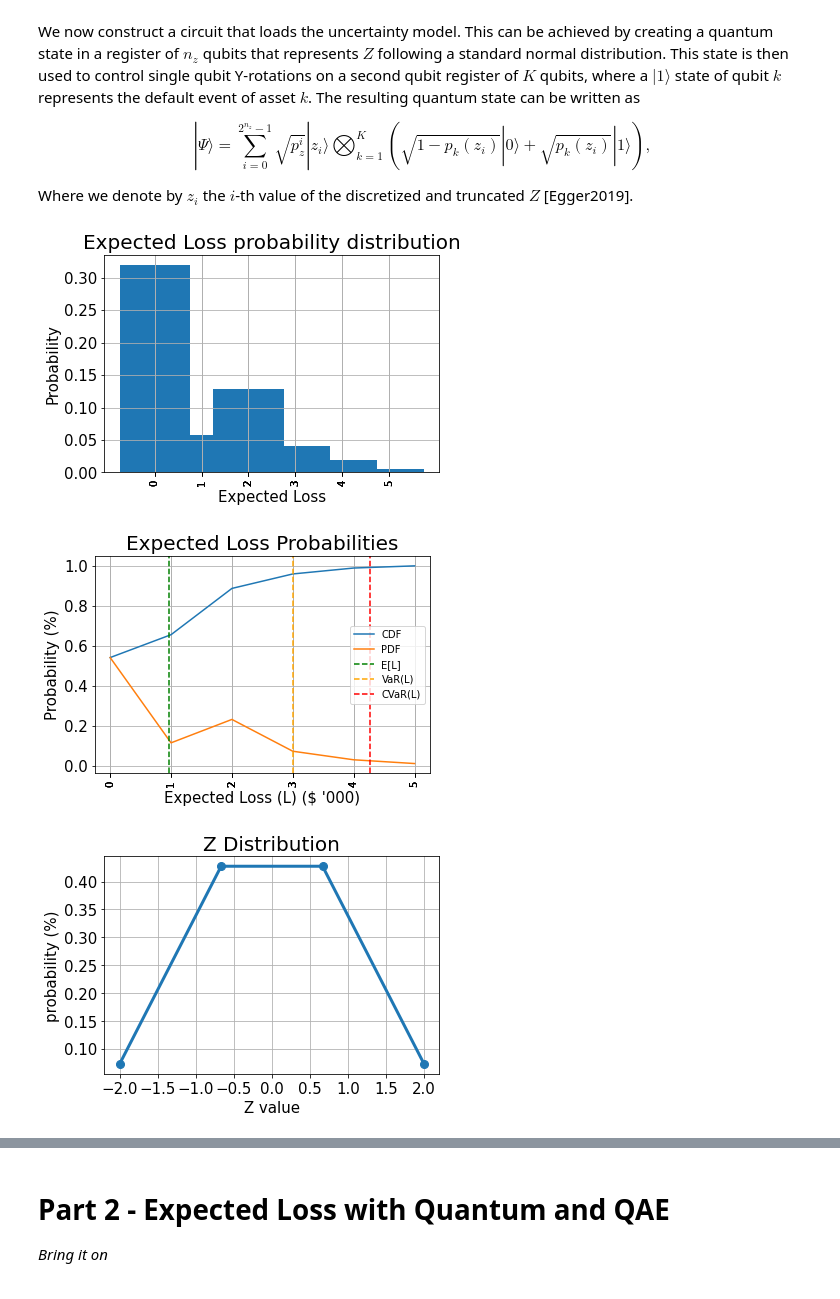
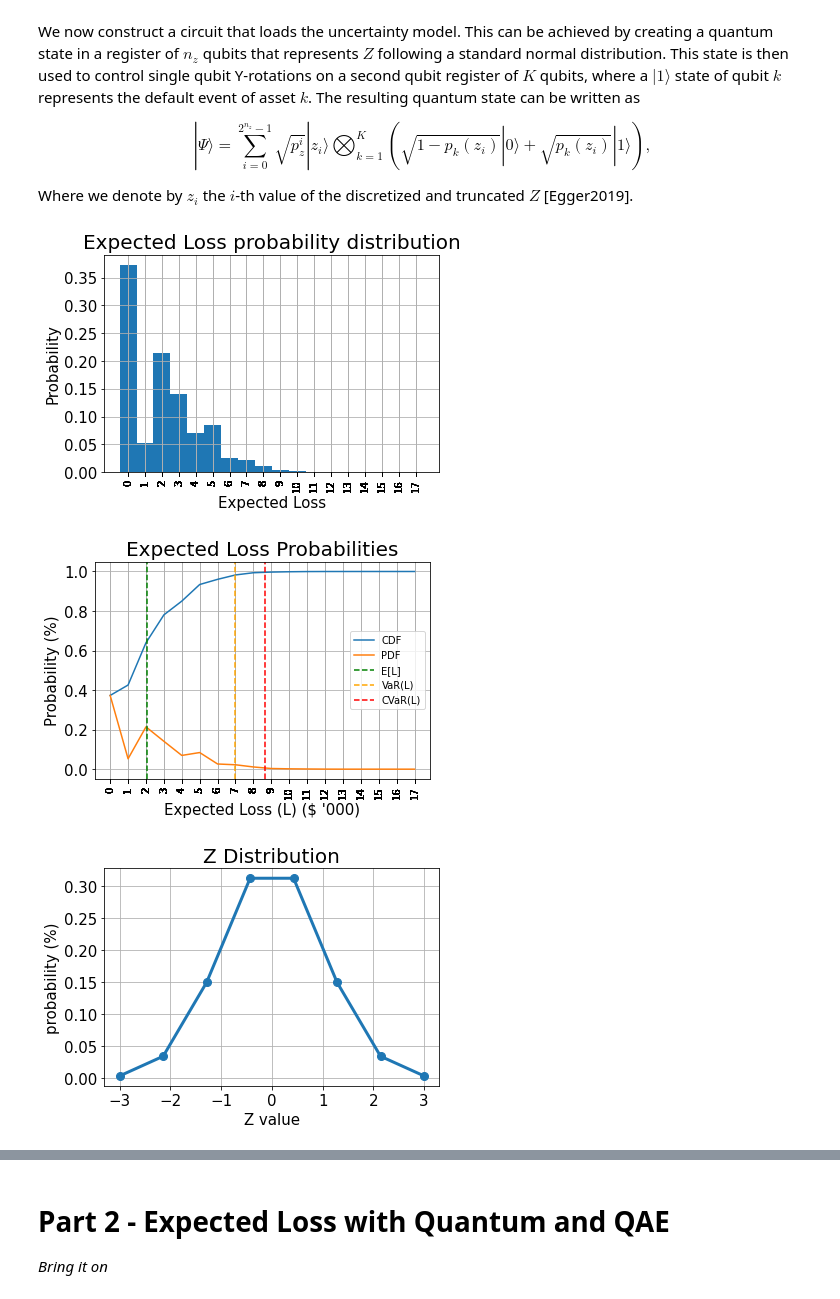
Before and after one commit to sergiogh/upc_credit_risk, a Jupyter notebook: final_project_credit_risk.ipynb, the cells around one changed output, grey strips where cells are left out. Saved outputs shown, nothing was run; the diff lists cells and outputs as text; code cells hidden in the pictures.

```diff
--- a/final_project_credit_risk.ipynb
+++ b/final_project_credit_risk.ipynb
@@ -71,10 +71,10 @@ ibmqfactory.load_account:WARNING:2021-02-17 13:47:01,016: Credentials are alread
 
 # Each asset mapped as [default probability, sensitivity o the PDF, loss given default (expressed in '0.000)]
 
-problem_size = 3
+problem_size = 8
 
-mortgages = [[0.1, 0.1, 200000],
-             [0.2, 0.05, 150000],
+mortgages = [[0.15, 0.1, 100000],
+             [0.25, 0.05, 200000],
              [0.3, 0.5, 200000],
              [0.02, 0.01, 400000],
              [0.05, 0.05, 300000],
@@ -86,15 +86,15 @@ mortgages = [[0.1, 0.1, 200000],
 mortgages = mortgages[:problem_size]
 
 # Confidence level for VaR and CVaR. On BaselII around 99,9%
-alpha = 0.05
+alpha = 0.03
 # %%
 # Mapping parameters
 # Loss Given Default multiplier (we can't map very big numbers, so we eliminate zeroes, from X00,000 -> X0)
 lgd_factor = 100000
 
 # Z represents our distribution, discretized with n qubits. The more qubits, the merrier. (I.e. the more values we will be able to approximate)
-n_z = 2
-z_max = 2
+n_z = 3
+z_max = 3
 z_values = np.linspace(-z_max, z_max, 2**n_z)
 
 K = len(mortgages)
@@ -194,16 +194,16 @@ exact_cvar = np.dot(pdf[(i_var+1):], losses[(i_var+1):])/sum(pdf[(i_var+1):])
 alpha_point = np.where(values == exact_var)[0].min()
 p_l_less_than_var = np.sum(probabilities[:alpha_point])
 # %%
-plt.bar(values, probabilities, width=1.5)
+plt.bar(losses, pdf, width=1)
 plt.xlabel('Expected Loss', size=15)
 plt.ylabel('Probability', size=15)
 plt.title('Expected Loss probability distribution', size=20)
 plt.xticks(values, size=10, rotation=90)
 plt.yticks(size=15)
 plt.grid()
 plt.show()
 # %% [output]
-[figure, old version]
+[figure, new version]
 # %%
 plt.plot(np.unique(values), cdf, label="CDF")
 plt.plot(np.unique(values), pdf, label="PDF")
@@ -219,7 +219,7 @@ plt.legend()
 plt.grid()
 plt.show()
 # %% [output]
-[figure, old version]
+[figure, new version]
 # %%
 # plot results for Z
 plt.plot(z_values, p_z, 'o-', linewidth=3, markersize=8)
@@ -231,7 +231,7 @@ plt.xticks(size=15)
 plt.yticks(size=15)
 plt.show()
 # %% [output]
-[figure, old version]
+[figure, new version]
 # %%
 
 print('LGD: ', loss_given_default, ' Total Assets value: $ {0:12,.0f}'.format(sum(loss_given_default)*lgd_factor))
```
Also changed, not shown: parts of 29 cells of this notebook, 1 other file.
